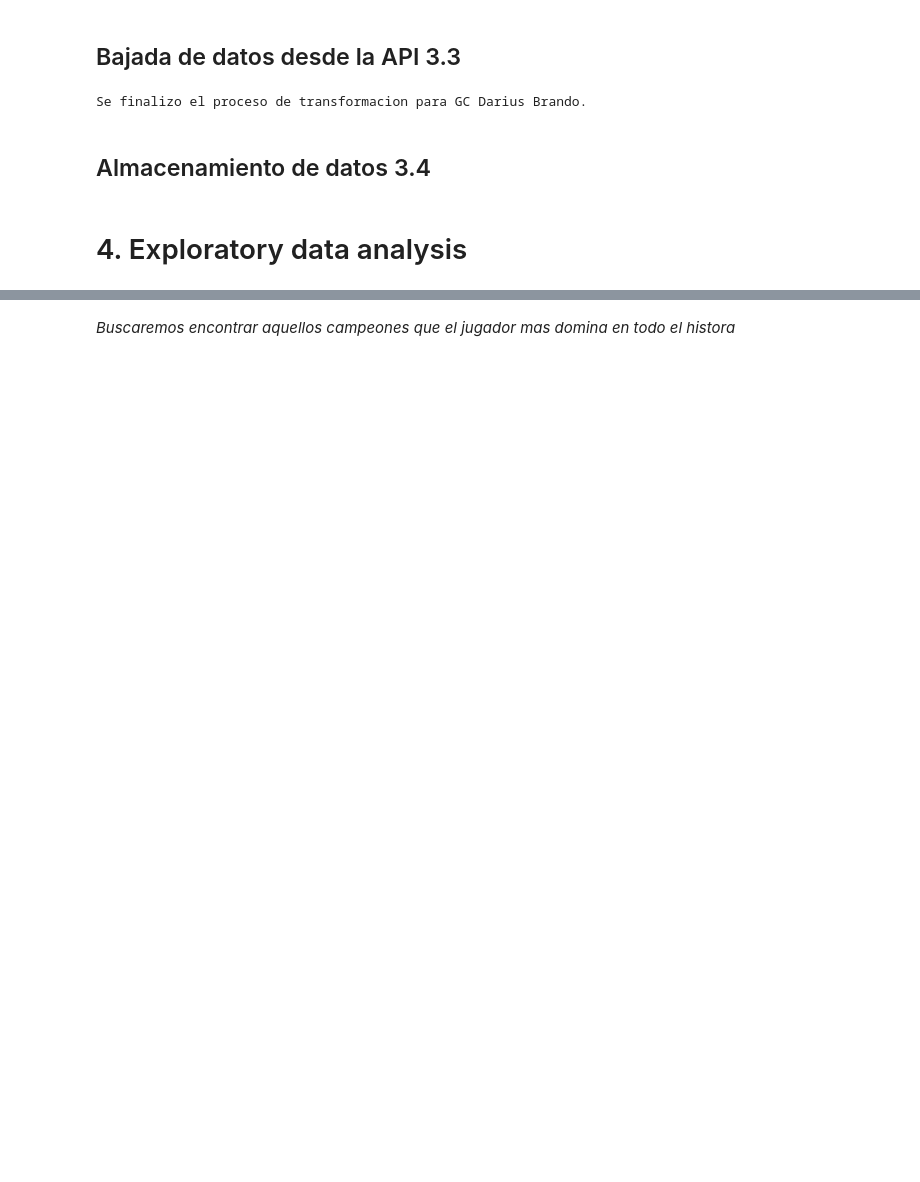
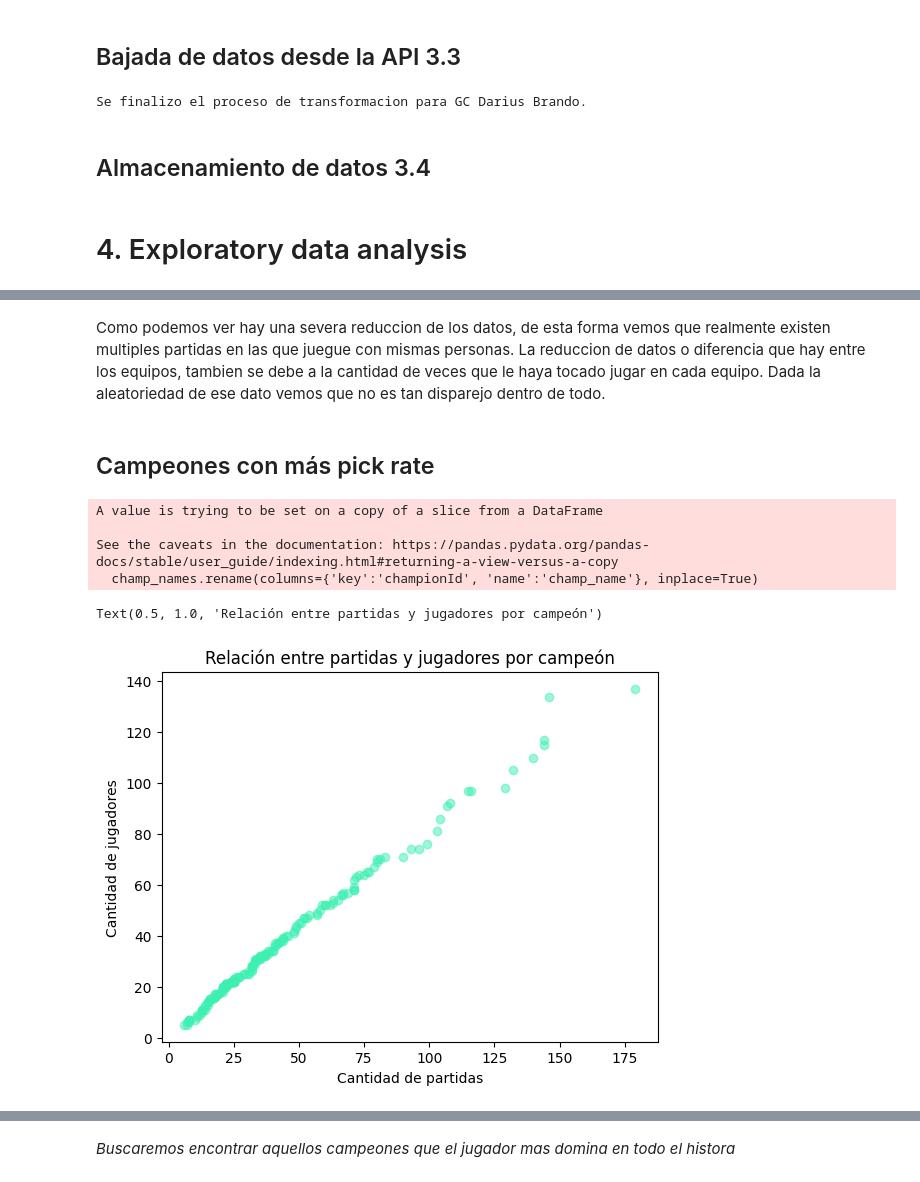
Before and after one commit to HugoCaleroBuratto/LeagueOfLegendMatch, a Jupyter notebook: lol_scrip.ipynb, the cells around one changed output, grey strips where cells are left out. Drawn from its saved outputs; the diff is of its cells as text; code cells hidden in the pictures; blank space fills up the shorter version.

```diff
--- a/lol_scrip.ipynb
+++ b/lol_scrip.ipynb
@@ -542,0 +356,33 @@ games_from_GCDariusBrando.head()
+# %% [markdown]
+Como podemos ver hay una severa reduccion de los datos, de esta forma vemos que realmente existen multiples partidas en las que juegue con mismas personas. La reduccion de datos o diferencia que hay entre los equipos, tambien se debe a la cantidad de veces que le haya tocado jugar en cada equipo. Dada la aleatoriedad de ese dato vemos que no es tan disparejo dentro de todo.
+# %% [markdown]
+## Campeones con más pick rate
+# %%
+# Eliminamos los warnings
+wn.filterwarnings('ignore')
+
+# Buscamos las col que nos interesan
+popular_champions = df_games[['summonerId', 'championId', 'individualPosition','id_game']]
+champ_names = informacion_campeones[['key', 'name']]
+champ_names.rename(columns={'key':'championId', 'name':'champ_name'}, inplace=True)
+
+# Joineo las tablas para que me quede los nombres d elos campeones con el id
+popular_champions_games = popular_champions.merge(champ_names, on='championId', how='left')
+
+champs_x_partida = popular_champions_games[['champ_name', 'id_game']].value_counts('champ_name')
+champs_x_jugadores = popular_champions_games[['champ_name', 'summonerId']].drop_duplicates().value_counts('champ_name')
+
+# Creamos el scatterplot
+plt.scatter(champs_x_partida, champs_x_jugadores, c='#3df0b1', alpha=0.5)
+
+# Configurar los ejes y el título
+plt.xlabel('Cantidad de partidas')
+plt.ylabel('Cantidad de jugadores')
+plt.title('Relación entre partidas y jugadores por campeón')
+# %% [output]
+A value is trying to be set on a copy of a slice from a DataFrame
+
+See the caveats in the documentation: https://pandas.pydata.org/pandas-docs/stable/user_guide/indexing.html#returning-a-view-versus-a-copy
+  champ_names.rename(columns={'key':'championId', 'name':'champ_name'}, inplace=True)
+Text(0.5, 1.0, 'Relación entre partidas y jugadores por campeón')
+[figure, added]
```
Also changed, not shown: parts of 35 cells of this notebook, 8 other files.
